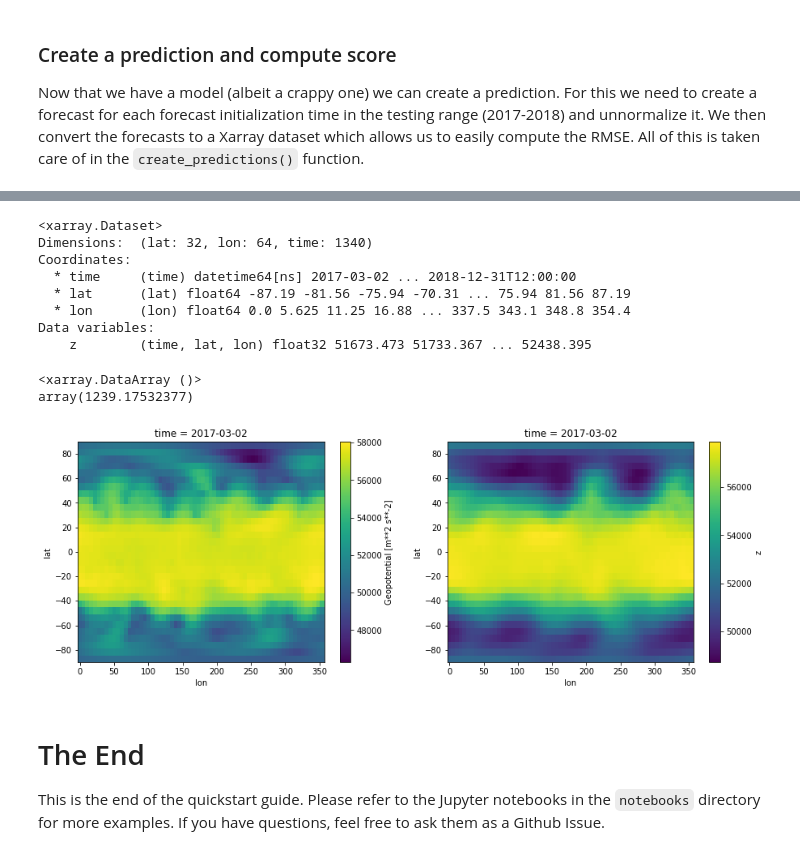
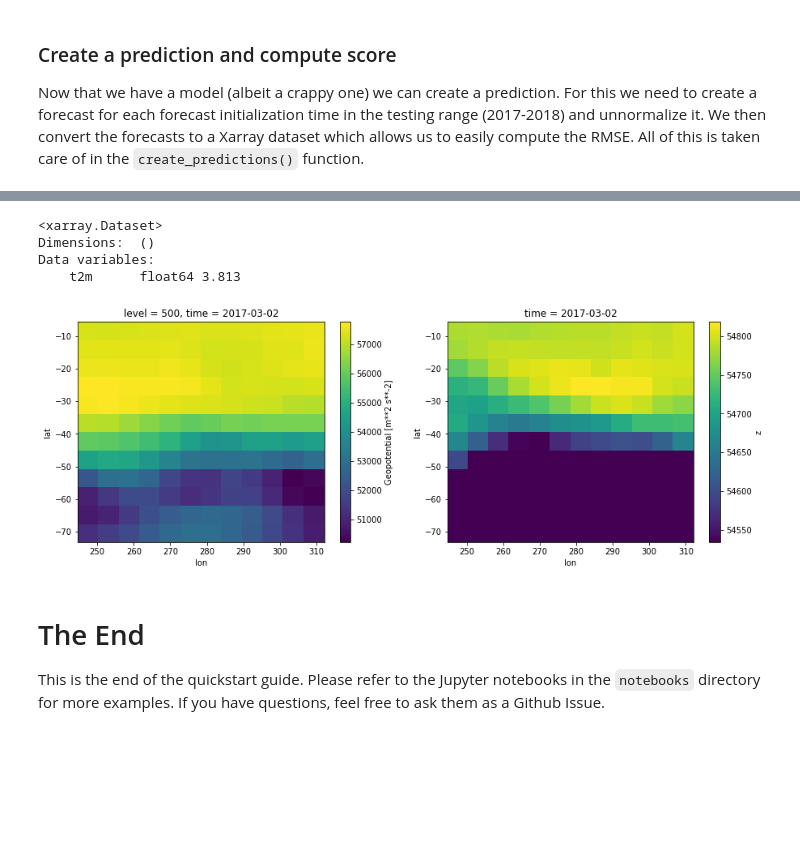
Before and after one commit to Competencia-de-Climate-Change/WeatherBench, a Jupyter notebook: notebooks/quickstart.ipynb, the cells around one changed output, grey strips where cells are left out. Cells and saved outputs as stored; diff of their text form; code cells hidden in the pictures; blank space fills up the shorter version.

```diff
--- a/notebooks/quickstart.ipynb
+++ b/notebooks/quickstart.ipynb
@@ -113,7 +121,7 @@ Loading data into RAM
 Loading data into RAM
 # %%
 # Now also a generator for testing. Impartant: Shuffle must be False!
-dg_test = DataGenerator(z500.sel(time=slice('2017', '2018')).isel(time=slice(0, None, 12)), # Limiting the data for Binder
+dg_test = DataGenerator(t2m.sel(time=slice('2017', '2018')).isel(time=slice(0, None, 12)), # Limiting the data for Binder
                         var_dict, lead_time, batch_size=bs, mean=dg_train.mean, std=dg_train.std, shuffle=False)
 # %% [output]
 Loading data into RAM
@@ -128,0 +139,6 @@ Now let's build a simple fully convolutional network. We are using periodic conv
+# %%
+ffn = keras.models.Sequential([
+    Dense(128, input_shape=(32, 12, 1,), activation='relu'),
+    Dense(64, input_shape=(128, 12, 1,), activation='relu'),
+    Dense(32, input_shape=(64, 12, 1,), activation='relu'),
+])
@@ -128,0 +162,3 @@ Now let's build a simple fully convolutional network. We are using periodic conv
+# %%
+ffn.compile(keras.optimizers.Adam(1e-4), 'mse')
+ffn.fit(dg_train, epochs=10, validation_data=dg_valid)
@@ -150,5 +208,5 @@ _________________________________________________________________
 cnn.compile(keras.optimizers.Adam(1e-4), 'mse')
 # %%
 # Train a little bit ;)
-cnn.fit(dg_train, epochs=1, validation_data=dg_valid)
+cnn.fit(dg_train, epochs=10, validation_data=dg_valid)
 # %% [output]
@@ -176,26 +246,17 @@ Please use Model.predict, which supports generators.
-# %%
-preds
-# %% [output]
-<xarray.Dataset>
-Dimensions:  (lat: 32, lon: 64, time: 1340)
-Coordinates:
-  * time     (time) datetime64[ns] 2017-03-02 ... 2018-12-31T12:00:00
-  * lat      (lat) float64 -87.19 -81.56 -75.94 -70.31 ... 75.94 81.56 87.19
-  * lon      (lon) float64 0.0 5.625 11.25 16.88 ... 337.5 343.1 348.8 354.4
-Data variables:
-    z        (time, lat, lon) float32 51673.473 51733.367 ... 52438.395
 # %%
-compute_weighted_rmse(preds.z, z500_test).load()
+compute_weighted_rmse(preds.t2m, t2m_test).load()
 # %% [output]
-<xarray.DataArray ()>
-array(1239.17532377)
+<xarray.Dataset>
+Dimensions:  ()
+Data variables:
+    t2m      float64 3.813
 # %%
 time = '2017-03-02T00'
 fig, (ax1, ax2) = plt.subplots(1, 2, figsize=(15,5))
-z500_test.sel(time=time).plot(ax=ax1)
+z500_test.z.sel(time=time).plot(ax=ax1)
 preds.sel(time=time).z.plot(ax=ax2);
 # %% [output]
-[figure, old version]
+[figure, new version]
 # %% [markdown]
 # The End
 
```
Also changed, not shown: parts of 20 cells of this notebook, 1 other file.
